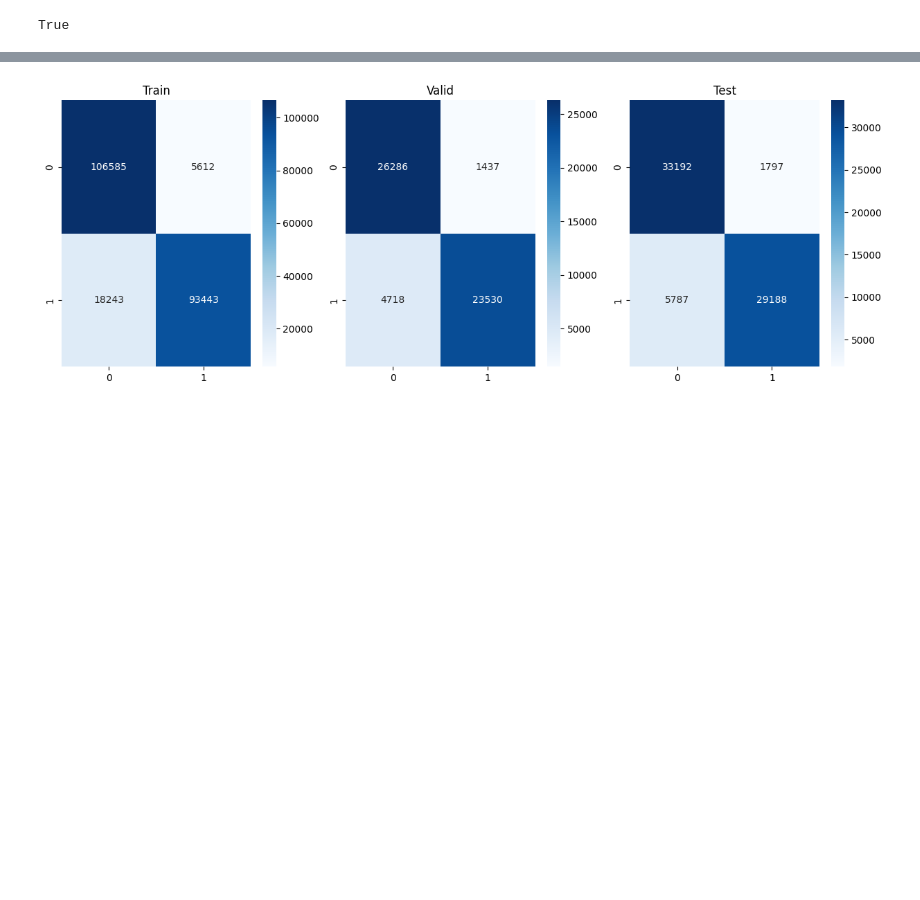
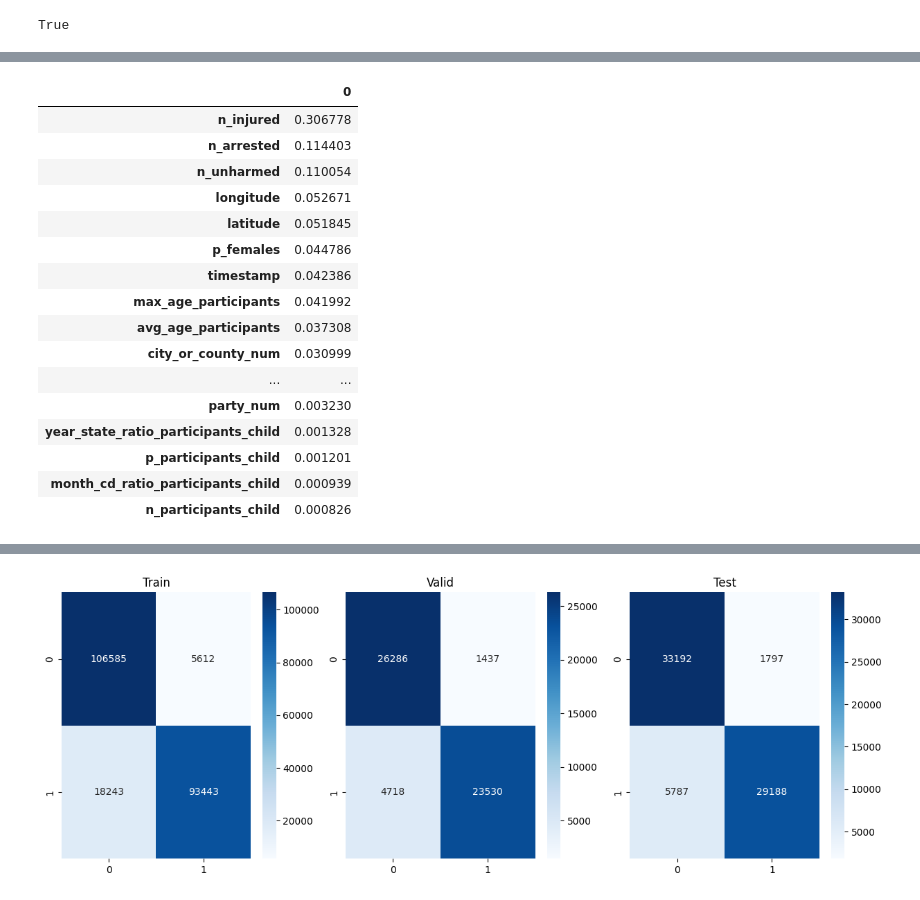
Before and after one commit to gentannipea/DataMining-2023, a Jupyter notebook: notebooks/Classification.ipynb, the cells around one changed output, grey strips where cells are left out. Cells and saved outputs as stored; diff of their text form; code cells hidden in the pictures; blank space fills up the shorter version.

```diff
--- a/notebooks/Classification.ipynb
+++ b/notebooks/Classification.ipynb
@@ -335,0 +332,23 @@ print(confusion_matrix(y_valid, y_pred, labels=[0, 1]))
+# %%
+a = clf.feature_importances_
+b = X_train.columns
+c = pd.DataFrame(a, index=b)
+c.sort_values(by=0, ascending=False)
+# %% [output]
+|  | 0 |
+| n_injured | 0.306778 |
+| n_arrested | 0.114403 |
+| n_unharmed | 0.110054 |
+| longitude | 0.052671 |
+| latitude | 0.051845 |
+| p_females | 0.044786 |
+| timestamp | 0.042386 |
+| max_age_participants | 0.041992 |
+| avg_age_participants | 0.037308 |
+| city_or_county_num | 0.030999 |
+| ... | ... |
+| party_num | 0.003230 |
+| year_state_ratio_participants_child | 0.001328 |
+| p_participants_child | 0.001201 |
+| month_cd_ratio_participants_child | 0.000939 |
+| n_participants_child | 0.000826 |
```
Also changed, not shown: parts of 11 cells of this notebook.
